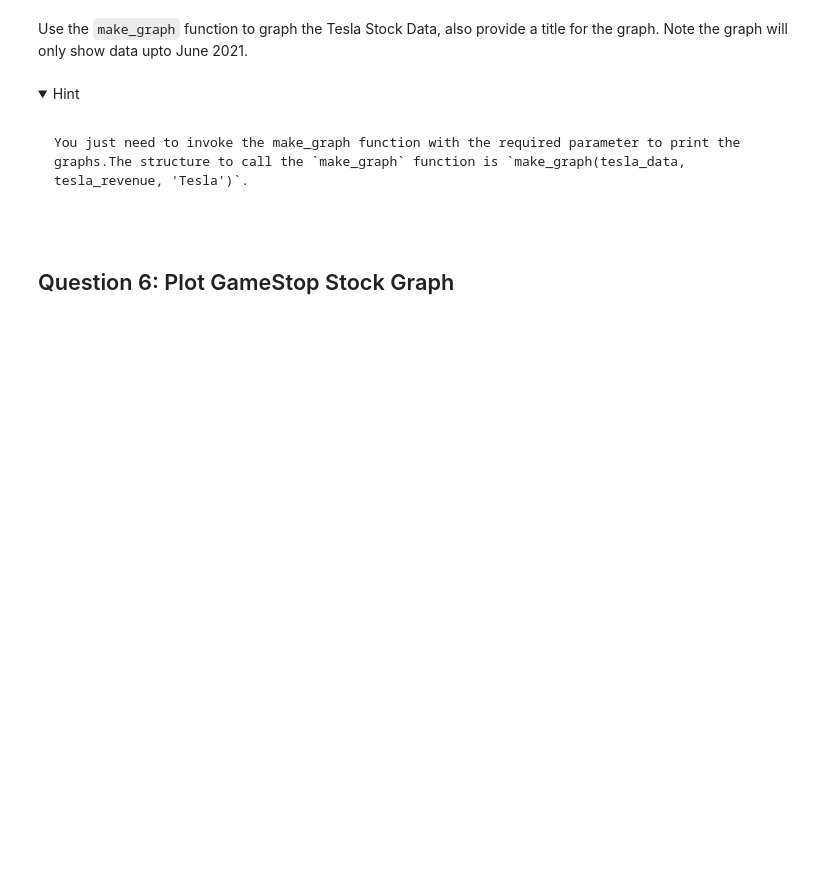
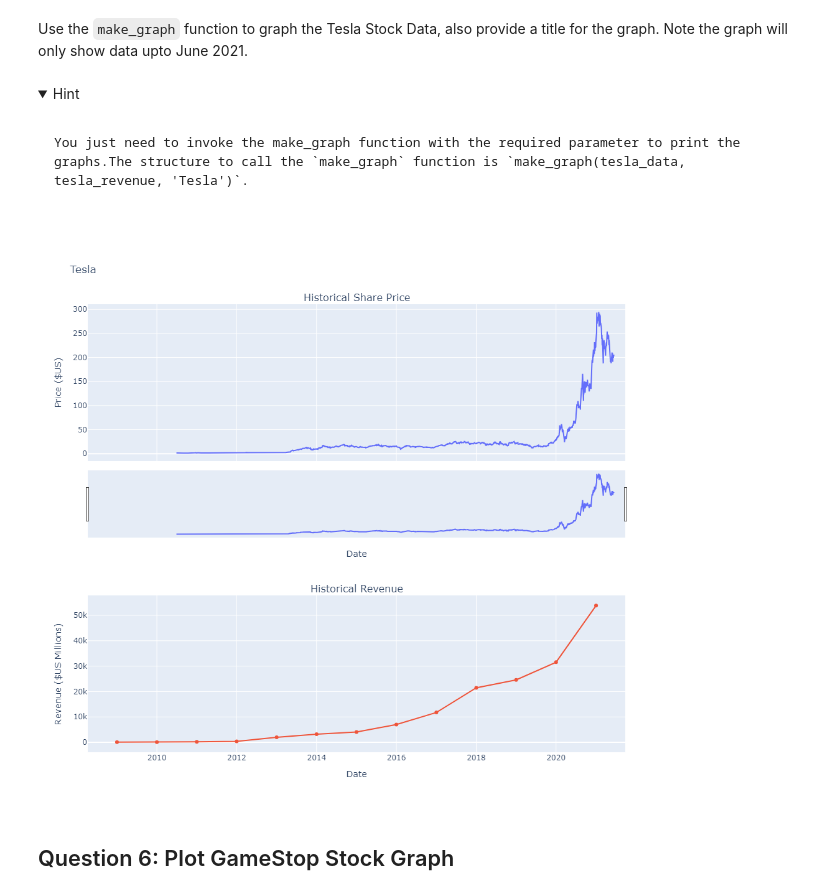
Before and after one commit to AnanyaDatar/IBMDataScienceProfessionalCertificate, a Jupyter notebook: FinalAssignment.ipynb, the cells around one changed output. Drawn from its saved outputs; the diff is of its cells as text; code cells hidden in the pictures; folded sections open; blank space fills up the shorter version.

```diff
--- a/FinalAssignment.ipynb
+++ b/FinalAssignment.ipynb
@@ -295,3 +277,7 @@ make_graph(tesla_re)
+# %%
+make_graph(tesla_data, tesla_revenue, 'Tesla')
+# %% [output]
+[figure, added]
 # %% [markdown]
 ## Question 6: Plot GameStop Stock Graph
 # %% [markdown]
```
Also changed, not shown: parts of 3 cells of this notebook.
